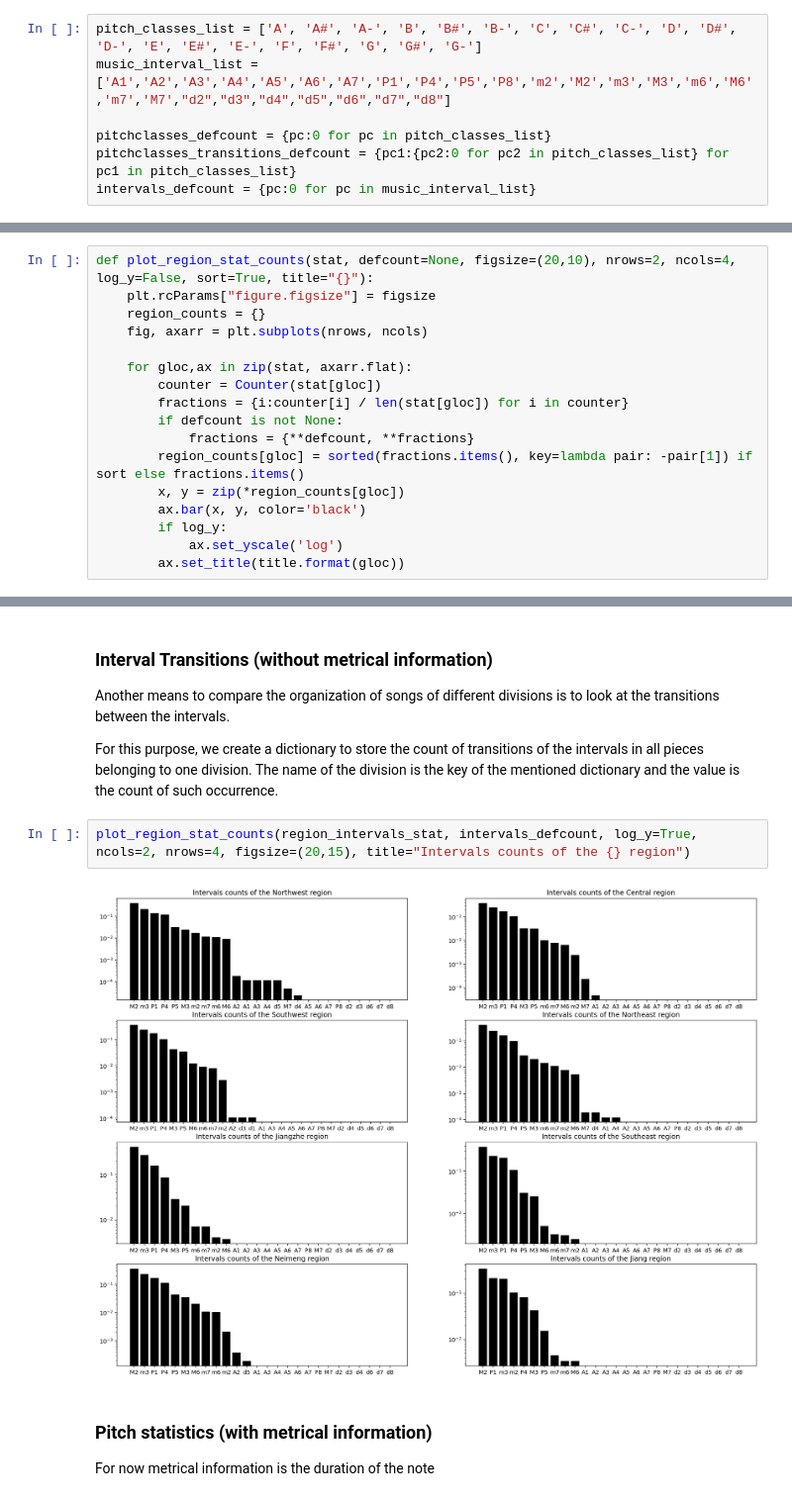
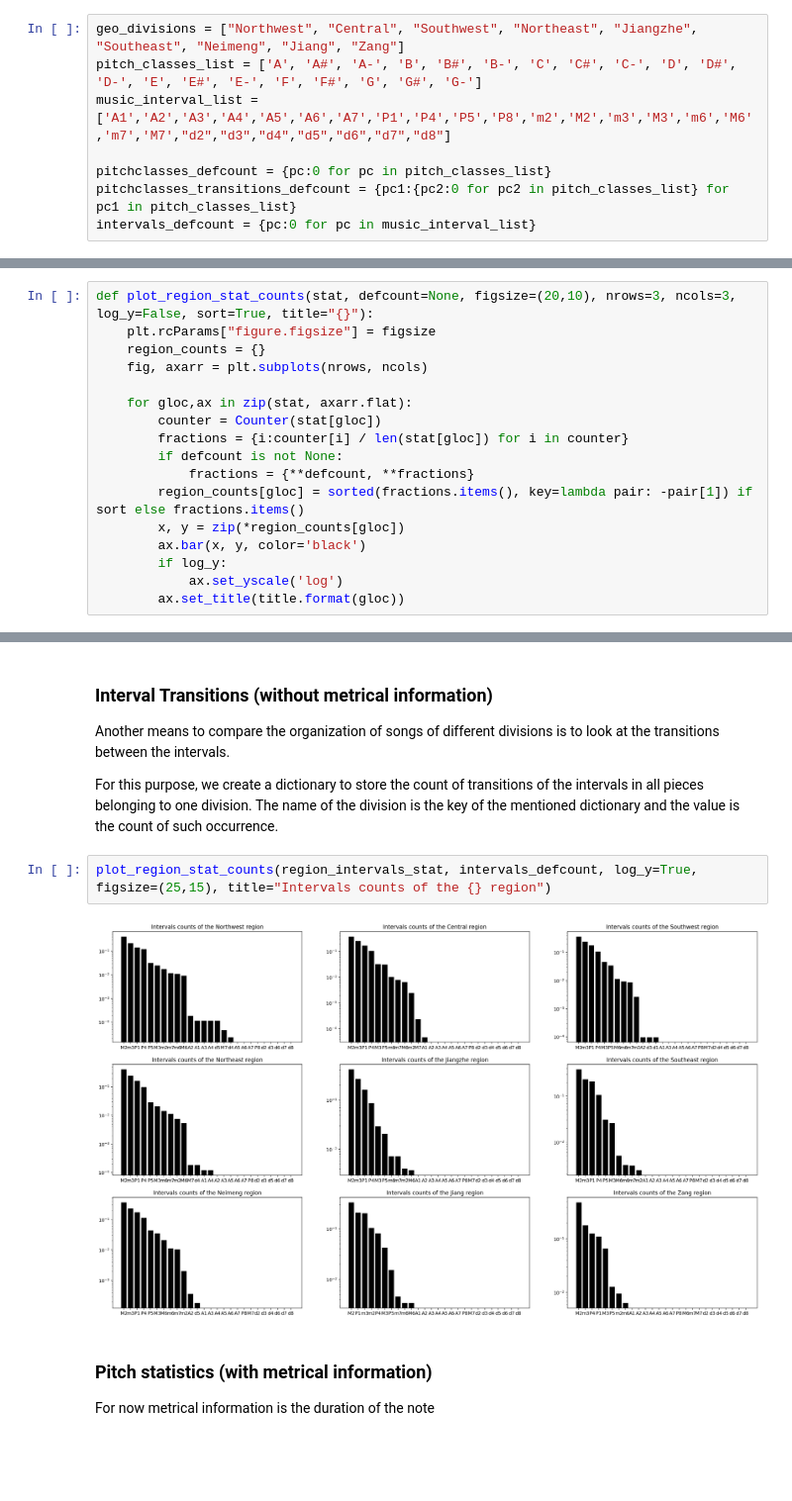
Before and after one commit to ravinitheshreddy/Digital-Musicology-Project, a Jupyter notebook: milestone3_ravi.ipynb, the cells around one changed output, grey strips where cells are left out. Shown at 99% size. Cells and saved outputs as stored; diff of their text form; blank space fills up the shorter version.

```diff
--- a/milestone3_ravi.ipynb
+++ b/milestone3_ravi.ipynb
@@ -42,6 +42,7 @@ CFS_full.head()
 # %% [markdown]
 ## Exploring regional differences
 # %%
+geo_divisions = ["Northwest", "Central", "Southwest", "Northeast", "Jiangzhe", "Southeast", "Neimeng", "Jiang", "Zang"]
 pitch_classes_list = ['A', 'A#', 'A-', 'B', 'B#', 'B-', 'C', 'C#', 'C-', 'D', 'D#', 'D-', 'E', 'E#', 'E-', 'F', 'F#', 'G', 'G#', 'G-']
 music_interval_list = ['A1','A2','A3','A4','A5','A6','A7','P1','P4','P5','P8','m2','M2','m3','M3','m6','M6','m7','M7',"d2","d3","d4","d5","d6","d7","d8"]
 
@@ -76,7 +77,7 @@ for gloc in geo_divisions:
     region_durations_stat[gloc] = sum(region_df["durations"].tolist(), [])
     region_beat_strengths_stat[gloc] = sum(region_df["beat_strengths"].tolist(), [])
 # %%
-def plot_region_stat_counts(stat, defcount=None, figsize=(20,10), nrows=2, ncols=4, log_y=False, sort=True, title="{}"):
+def plot_region_stat_counts(stat, defcount=None, figsize=(20,10), nrows=3, ncols=3, log_y=False, sort=True, title="{}"):
     plt.rcParams["figure.figsize"] = figsize
     region_counts = {}
     fig, axarr = plt.subplots(nrows, ncols)
@@ -222,9 +219,9 @@ Another means to compare the organization of songs of different divisions is to
 
 For this purpose, we create a dictionary to store the count of transitions of the intervals in all pieces belonging to one division. The name of the division is the key of the mentioned dictionary and the value is the count of such occurrence.
 # %%
-plot_region_stat_counts(region_intervals_stat, intervals_defcount, log_y=True, ncols=2, nrows=4, figsize=(20,15), title="Intervals counts of the {} region")
+plot_region_stat_counts(region_intervals_stat, intervals_defcount, log_y=True, figsize=(25,15), title="Intervals counts of the {} region")
 # %% [output]
-[figure, old version]
+[figure, new version]
 # %% [markdown]
 ### Pitch statistics (with metrical information)
 
```
Also changed, not shown: parts of 12 cells of this notebook.
